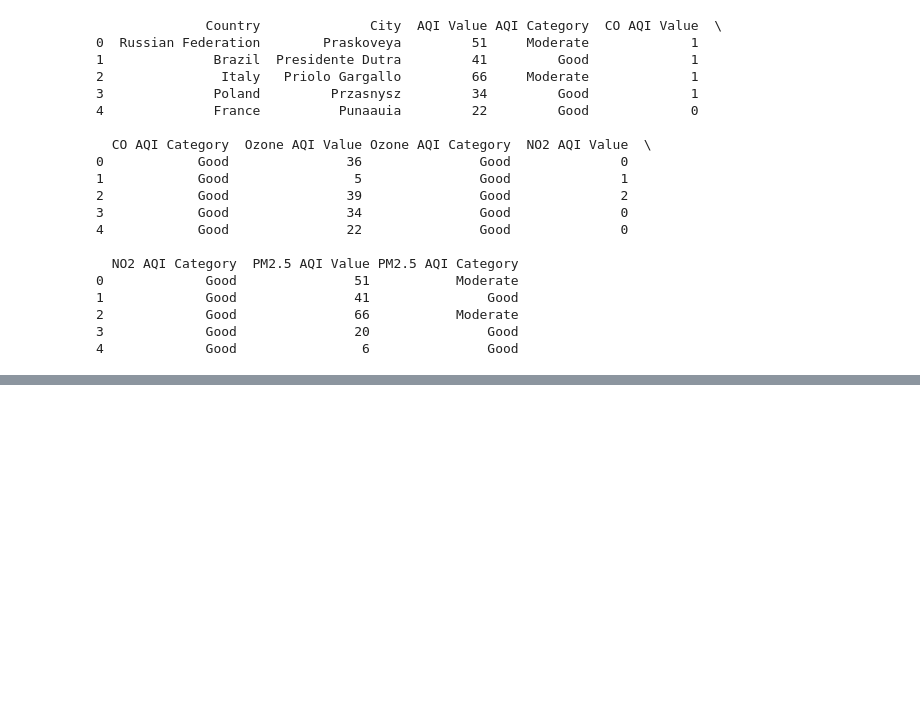
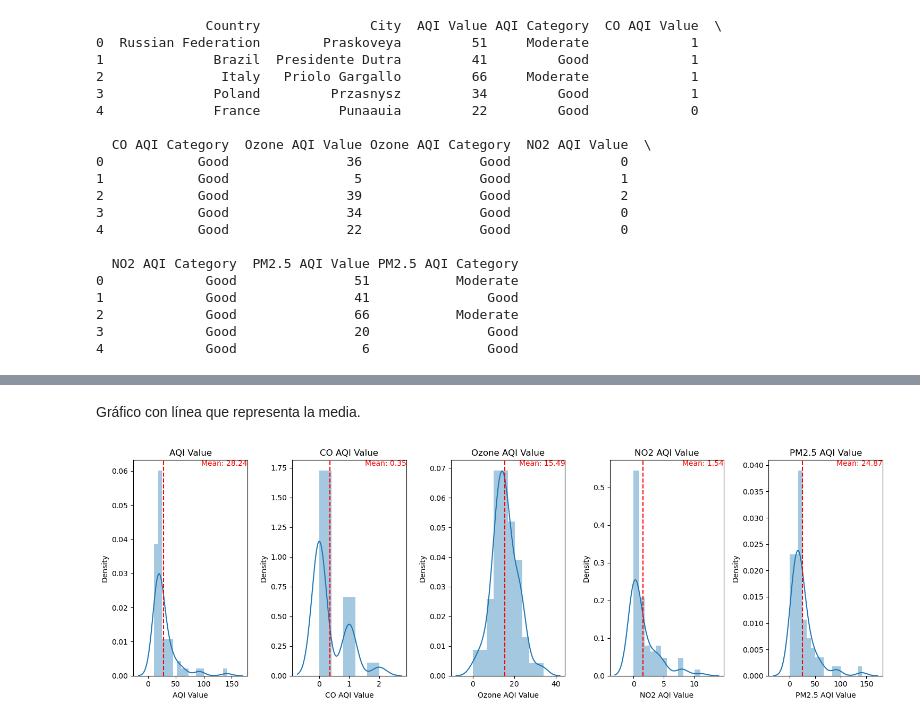
Before and after one commit to adolfo85/airpolution, a Jupyter notebook: notebooks/airPolution.ipynb, the cells around one changed output, grey strips where cells are left out. Saved outputs shown, nothing was run; the diff lists cells and outputs as text; code cells hidden in the pictures; blank space fills up the shorter version.

```diff
--- a/notebooks/airPolution.ipynb
+++ b/notebooks/airPolution.ipynb
@@ -40,0 +138,24 @@ print(df.head())
+# %% [markdown]
+Gráfico con línea que representa la media.
+# %%
+col = ['AQI Value', 'CO AQI Value', 'Ozone AQI Value', 'NO2 AQI Value', 'PM2.5 AQI Value']
+fig = plt.figure(figsize=(15, 5))
+
+for i in range(len(col)):
+    plt.subplot(1, 5, i + 1)
+    plt.title(col[i])
+    sns.distplot(df_argentina[col[i]])
+
+    # Calculate the mean of the feature
+    mean_val = df_argentina[col[i]].mean()
+
+    # Add a red vertical line at the mean
+    plt.axvline(mean_val, color='red', linestyle='--', label=f'Mean: {mean_val:.2f}')
+
+    # Display the mean value numerically
+    plt.text(plt.xlim()[1], plt.ylim()[1], f'Mean: {mean_val:.2f}', va='top', ha='right', color='red')
+
+plt.tight_layout()
+plt.show()
+# %% [output]
+[figure, added]
```
Also changed, not shown: parts of 23 cells of this notebook.
